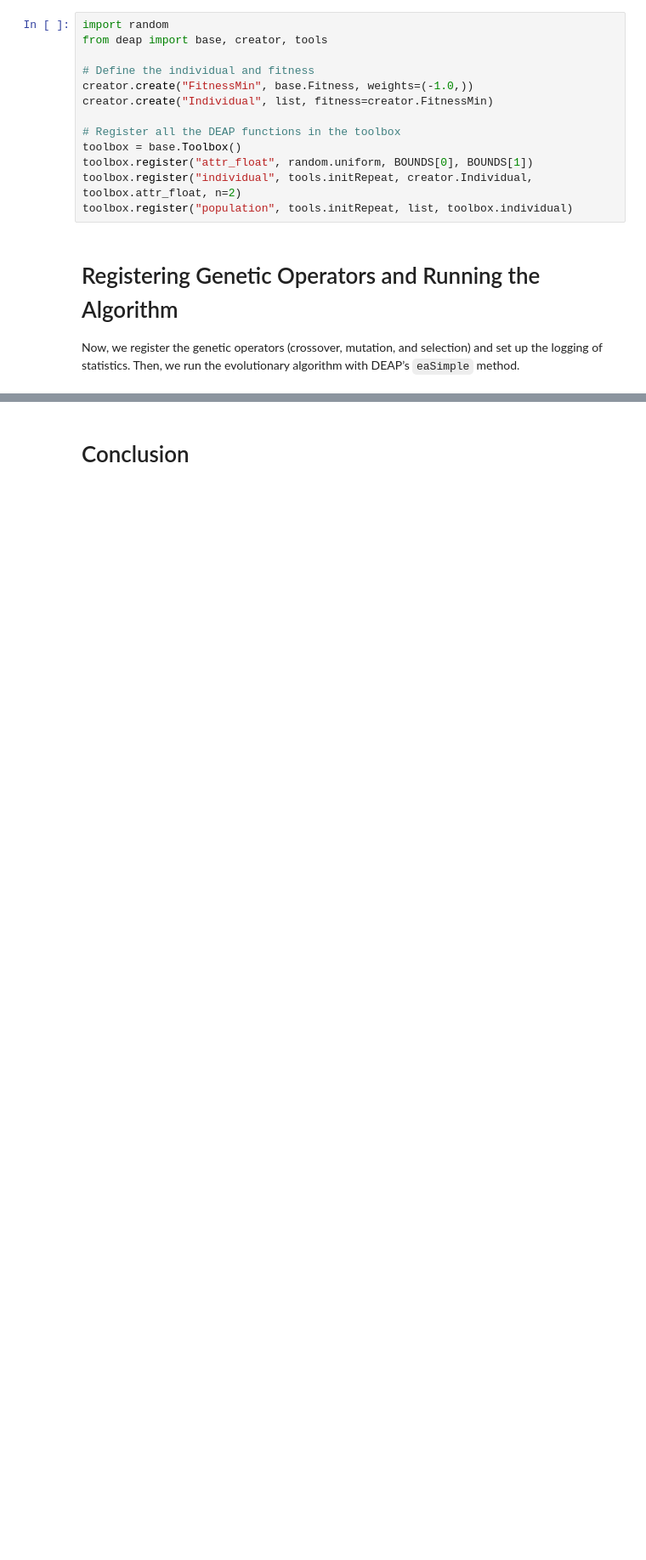
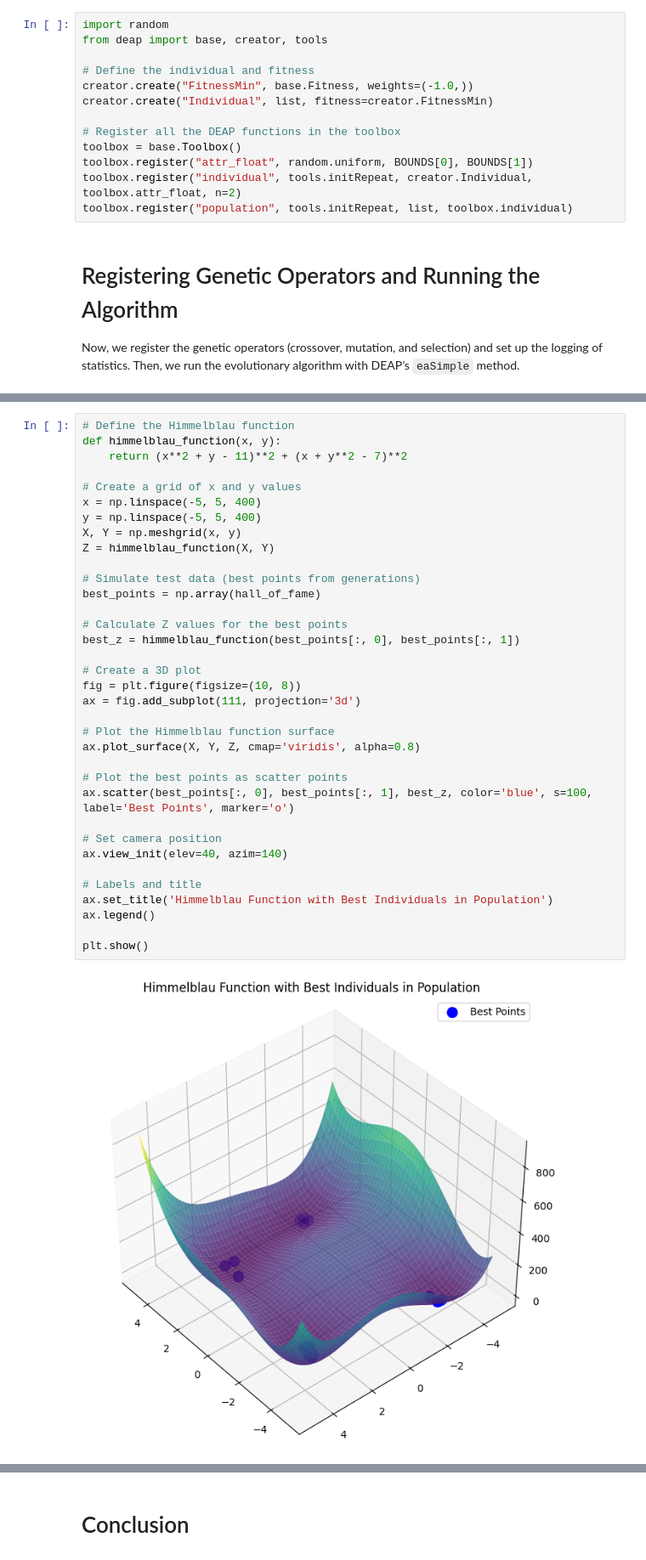
Before and after one commit to ehh67855/Deap-Project, a Jupyter notebook: Himmelblau.ipynb, the cells around one changed output, grey strips where cells are left out. Shown at 85% size. Drawn from its saved outputs; the diff is of its cells as text; blank space fills up the shorter version.

```diff
--- a/Himmelblau.ipynb
+++ b/Himmelblau.ipynb
@@ -195,0 +234,37 @@ We visualize how the fitness of the population evolves over the generations by p
+# %%
+# Define the Himmelblau function
+def himmelblau_function(x, y):
+    return (x**2 + y - 11)**2 + (x + y**2 - 7)**2
+
+# Create a grid of x and y values
+x = np.linspace(-5, 5, 400)
+y = np.linspace(-5, 5, 400)
+X, Y = np.meshgrid(x, y)
+Z = himmelblau_function(X, Y)
+
+# Simulate test data (best points from generations)
+best_points = np.array(hall_of_fame)
+
+# Calculate Z values for the best points
+best_z = himmelblau_function(best_points[:, 0], best_points[:, 1])
+
+# Create a 3D plot
+fig = plt.figure(figsize=(10, 8))
+ax = fig.add_subplot(111, projection='3d')
+
+# Plot the Himmelblau function surface
+ax.plot_surface(X, Y, Z, cmap='viridis', alpha=0.8)
+
+# Plot the best points as scatter points
+ax.scatter(best_points[:, 0], best_points[:, 1], best_z, color='blue', s=100, label='Best Points', marker='o')
+
+# Set camera position
+ax.view_init(elev=40, azim=140)
+
+# Labels and title
+ax.set_title('Himmelblau Function with Best Individuals in Population')
+ax.legend()
+
+plt.show()
+# %% [output]
+[figure, added]
```
Also changed, not shown: parts of 6 cells of this notebook.
